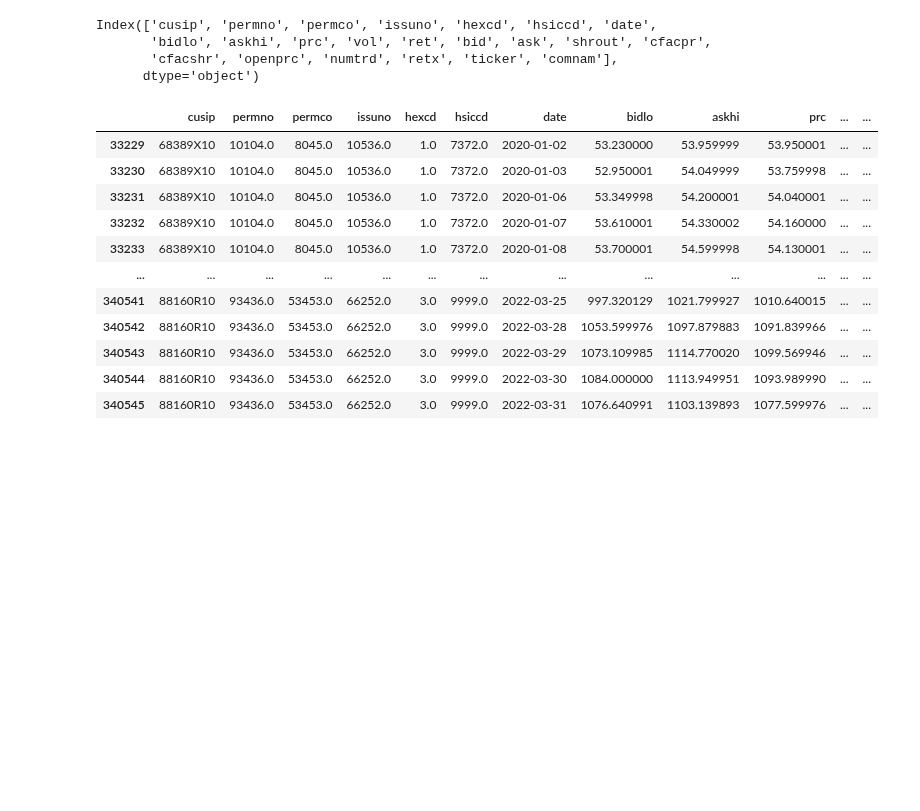
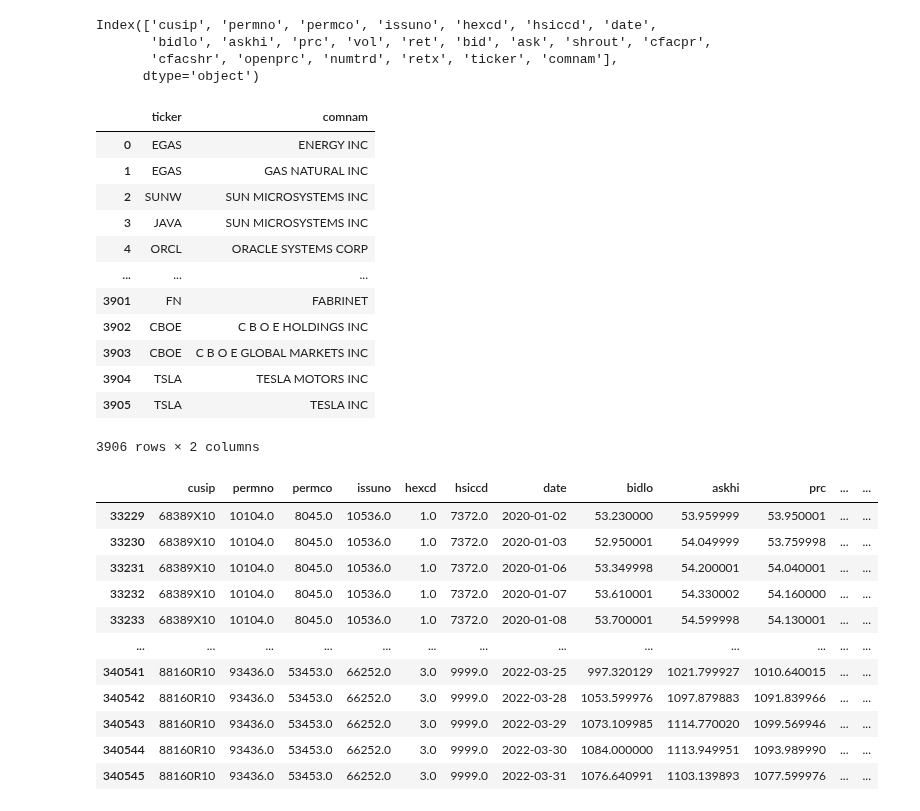
Before and after one commit to upadhyan/Portfolio-Changeover-Optimization, a Jupyter notebook: stock_data.ipynb, the cells around one changed output. Drawn from its saved outputs; the diff is of its cells as text; code cells hidden in the pictures; blank space fills up the shorter version.

```diff
--- a/stock_data.ipynb
+++ b/stock_data.ipynb
@@ -33,3 +53,19 @@ columns = ["ticker", "comnam", "cusip", "permno", "bid", "ask", "openprc", "prc"
 price = data[columns]
 price = price.dropna(axis=1, how='all')
+# %%
+price.drop_duplicates().reset_index(drop=True)
+# %% [output]
+|  | ticker | comnam |
+| 0 | EGAS | ENERGY INC |
+| 1 | EGAS | GAS NATURAL INC |
+| 2 | SUNW | SUN MICROSYSTEMS INC |
+| 3 | JAVA | SUN MICROSYSTEMS INC |
+| 4 | ORCL | ORACLE SYSTEMS CORP |
+| ... | ... | ... |
+| 3901 | FN | FABRINET |
+| 3902 | CBOE | C B O E HOLDINGS INC |
+| 3903 | CBOE | C B O E GLOBAL MARKETS INC |
+| 3904 | TSLA | TESLA MOTORS INC |
+| 3905 | TSLA | TESLA INC |
+3906 rows × 2 columns
 # %%
```
Also changed, not shown: parts of 3 cells of this notebook, 1 other file.
